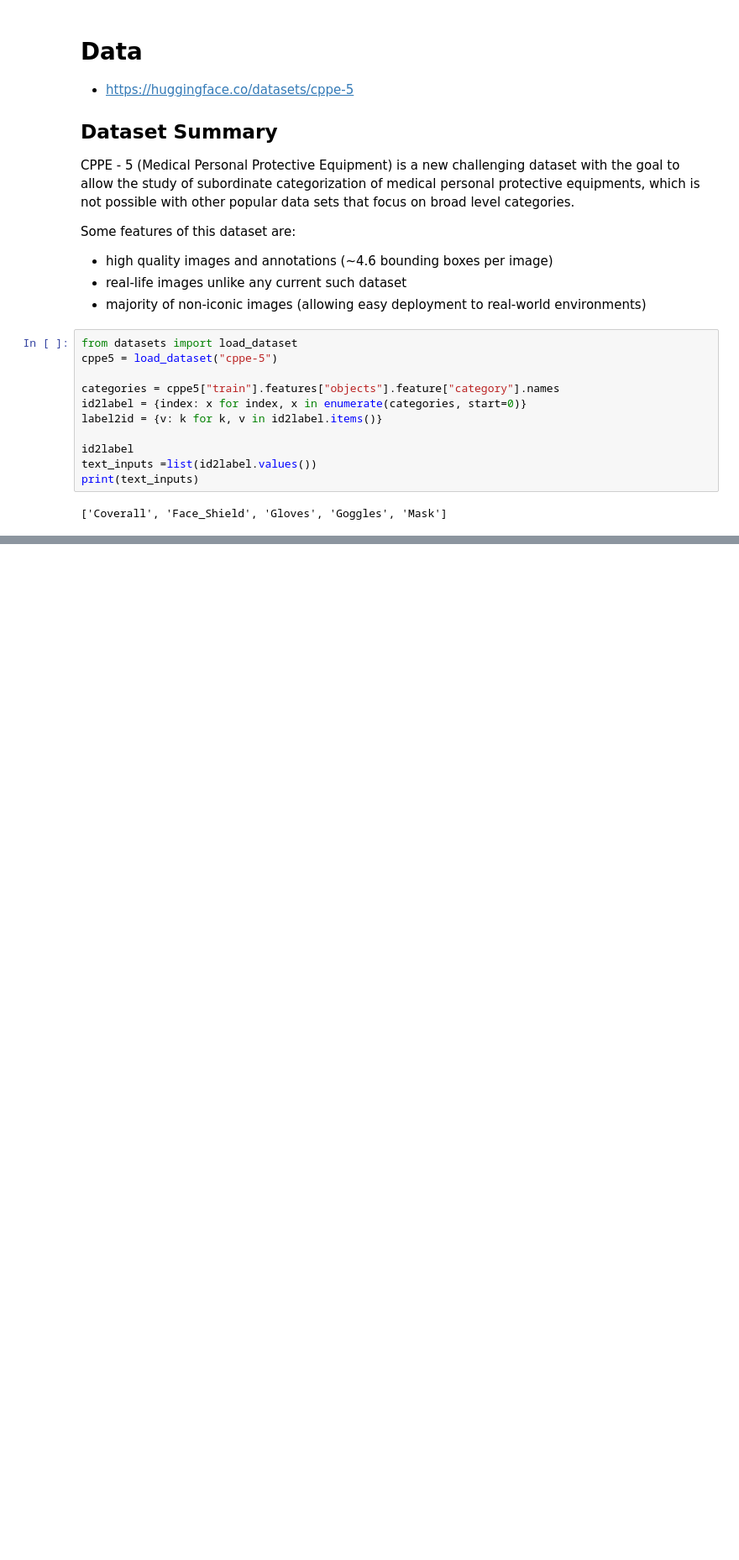
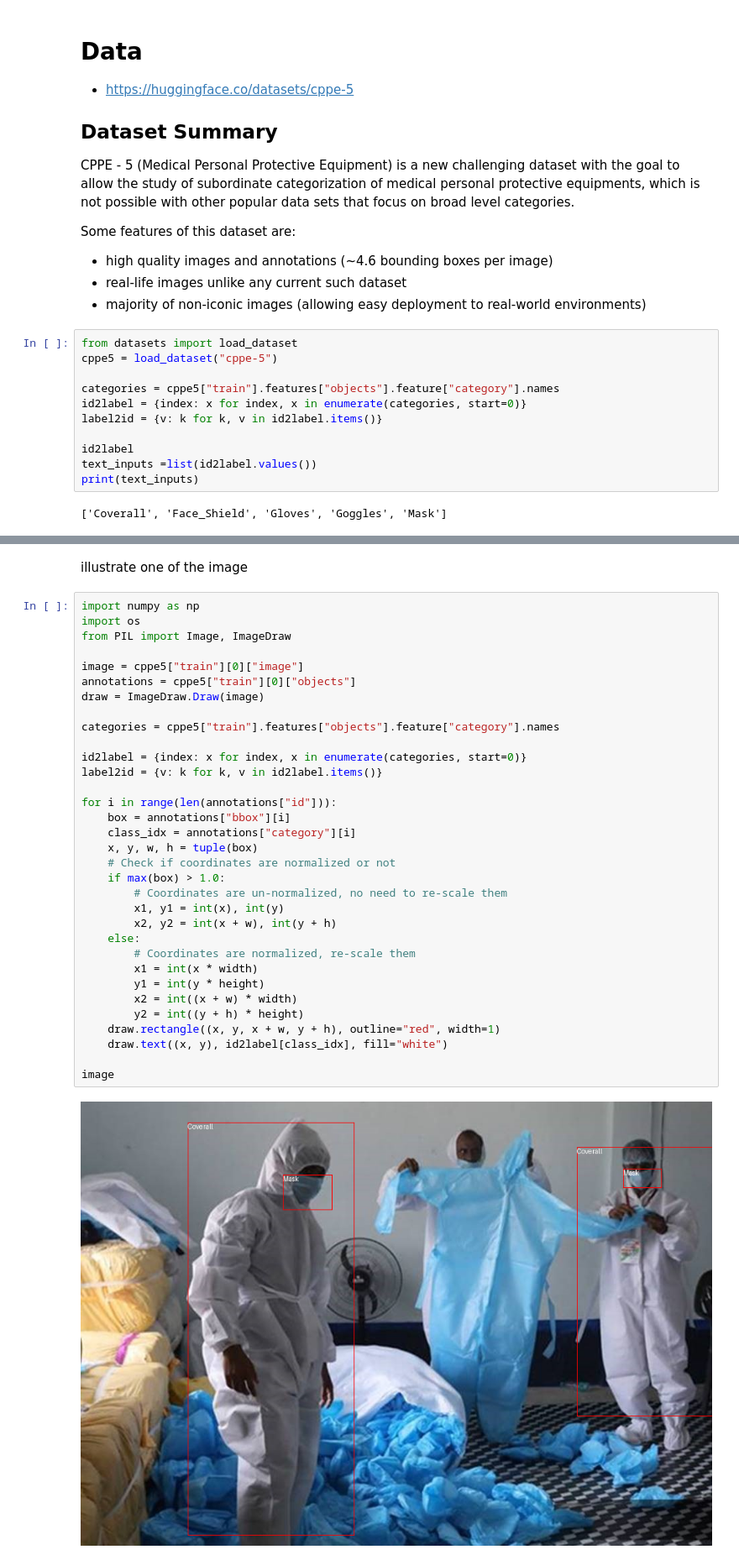
Before and after one commit to TIL-24/til-24-curriculum, a Jupyter notebook: cv_vlm/Unit_4/4.3.3_owl_vit_fine_tuning.ipynb, the cells around one changed output, grey strips where cells are left out. Shown at 84% size. Drawn from its saved outputs; the diff is of its cells as text; blank space fills up the shorter version.

```diff
--- a/cv_vlm/Unit_4/4.3.3_owl_vit_fine_tuning.ipynb
+++ b/cv_vlm/Unit_4/4.3.3_owl_vit_fine_tuning.ipynb
@@ -61,2 +64,39 @@ Let's limit to only 100 training images
 keep = keep[0:100]
 cppe5["train"] = cppe5["train"].select(keep)
+# %% [markdown]
+illustrate one of the image
+# %%
+import numpy as np
+import os
+from PIL import Image, ImageDraw
+
+image = cppe5["train"][0]["image"]
+annotations = cppe5["train"][0]["objects"]
+draw = ImageDraw.Draw(image)
+
+categories = cppe5["train"].features["objects"].feature["category"].names
+
+id2label = {index: x for index, x in enumerate(categories, start=0)}
+label2id = {v: k for k, v in id2label.items()}
+
+for i in range(len(annotations["id"])):
+    box = annotations["bbox"][i]
+    class_idx = annotations["category"][i]
+    x, y, w, h = tuple(box)
+    # Check if coordinates are normalized or not
+    if max(box) > 1.0:
+        # Coordinates are un-normalized, no need to re-scale them
+        x1, y1 = int(x), int(y)
+        x2, y2 = int(x + w), int(y + h)
+    else:
+        # Coordinates are normalized, re-scale them
+        x1 = int(x * width)
+        y1 = int(y * height)
+        x2 = int((x + w) * width)
+        y2 = int((y + h) * height)
+    draw.rectangle((x, y, x + w, y + h), outline="red", width=1)
+    draw.text((x, y), id2label[class_idx], fill="white")
+
+image
+# %% [output]
+[figure, added]
```
Also changed, not shown: parts of 17 cells of this notebook, 1 other file.
